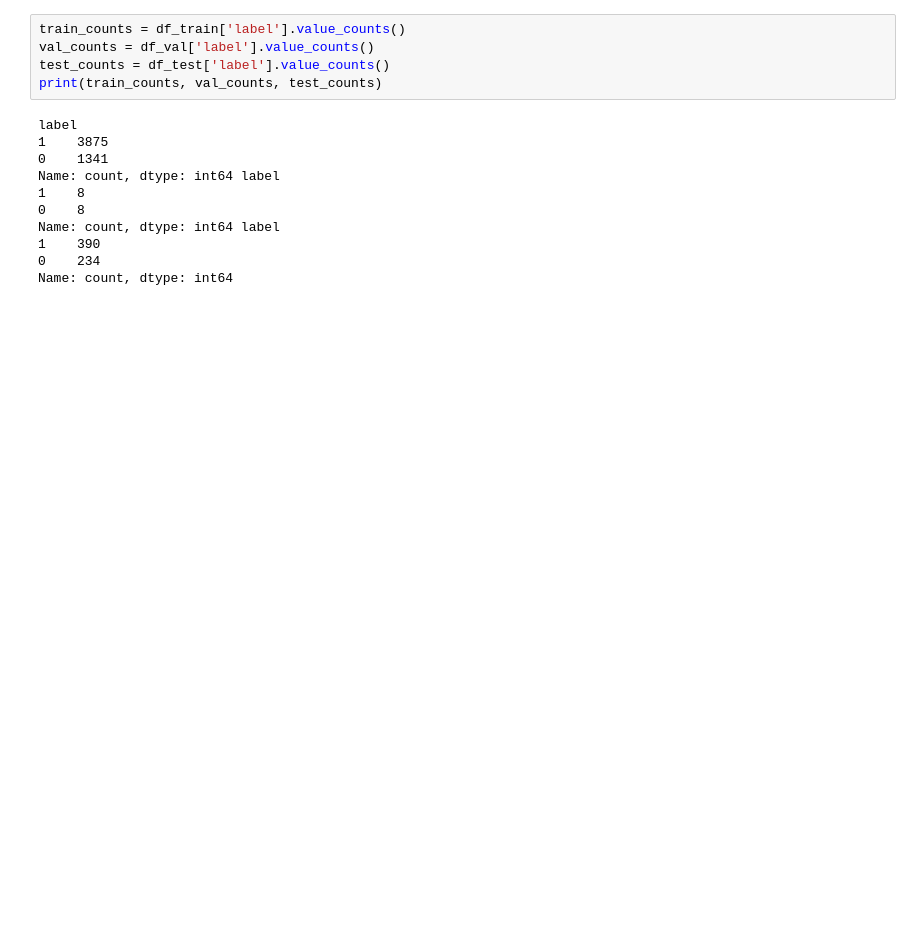
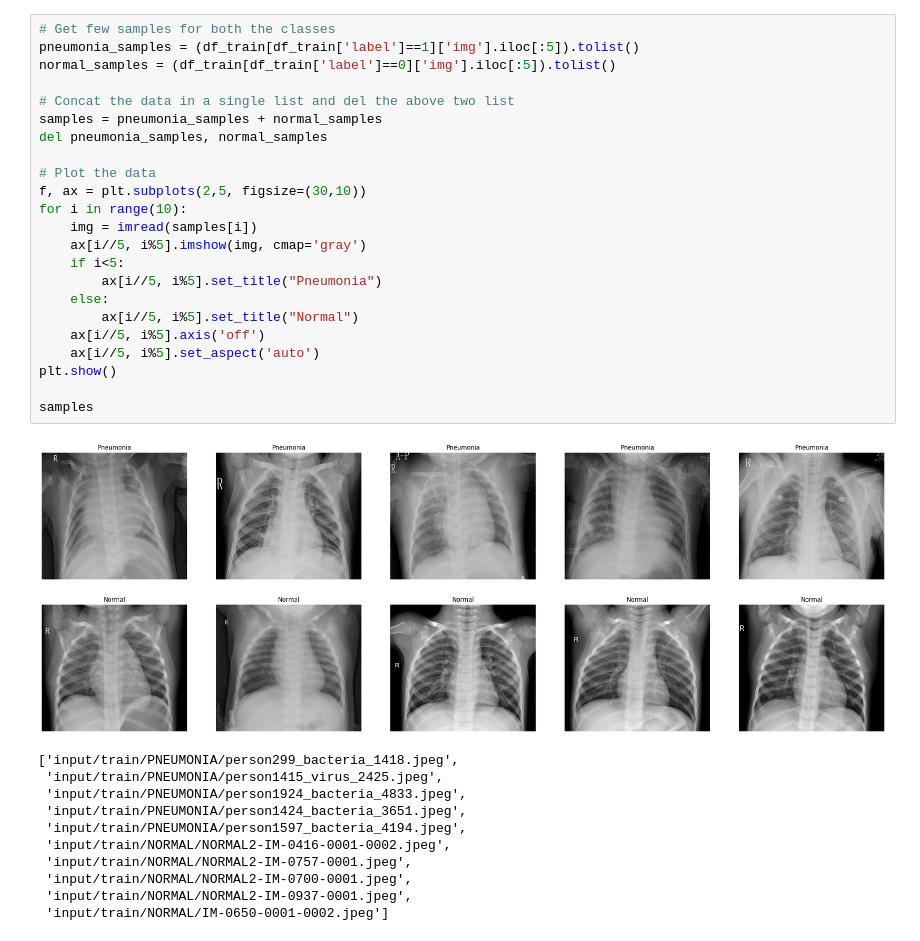
Before and after one commit to erikfrohn/pneumonia_detection, a Jupyter notebook: pneumoniadetection.ipynb, the cells around one changed output. Cells and saved outputs as stored; diff of their text form; blank space fills up the shorter version.

```diff
--- a/pneumoniadetection.ipynb
+++ b/pneumoniadetection.ipynb
@@ -48,19 +73,38 @@ df_train.head()
 | 2 | input/train/NORMAL/NORMAL2-IM-041... | 0 |
 | 3 | input/train/NORMAL/NORMAL2-IM-075... | 0 |
 | 4 | input/train/PNEUMONIA/person1924_... | 1 |
-# %%
-train_counts = df_train['label'].value_counts()
-val_counts = df_val['label'].value_counts()
-test_counts = df_test['label'].value_counts()
-print(train_counts, val_counts, test_counts)
-# %% [output]
-label
-1    3875
-0    1341
-Name: count, dtype: int64 label
-1    8
-0    8
-Name: count, dtype: int64 label
-1    390
-0    234
-Name: count, dtype: int64
+# %%
+# Get few samples for both the classes
+pneumonia_samples = (df_train[df_train['label']==1]['img'].iloc[:5]).tolist()
+normal_samples = (df_train[df_train['label']==0]['img'].iloc[:5]).tolist()
+
+# Concat the data in a single list and del the above two list
+samples = pneumonia_samples + normal_samples
+del pneumonia_samples, normal_samples
+
+# Plot the data
+f, ax = plt.subplots(2,5, figsize=(30,10))
+for i in range(10):
+    img = imread(samples[i])
+    ax[i//5, i%5].imshow(img, cmap='gray')
+    if i<5:
+        ax[i//5, i%5].set_title("Pneumonia")
+    else:
+        ax[i//5, i%5].set_title("Normal")
+    ax[i//5, i%5].axis('off')
+    ax[i//5, i%5].set_aspect('auto')
+plt.show()
+
+samples
+# %% [output]
+[figure, added]
+['input/train/PNEUMONIA/person299_bacteria_1418.jpeg',
+ 'input/train/PNEUMONIA/person1415_virus_2425.jpeg',
+ 'input/train/PNEUMONIA/person1924_bacteria_4833.jpeg',
+ 'input/train/PNEUMONIA/person1424_bacteria_3651.jpeg',
+ 'input/train/PNEUMONIA/person1597_bacteria_4194.jpeg',
+ 'input/train/NORMAL/NORMAL2-IM-0416-0001-0002.jpeg',
+ 'input/train/NORMAL/NORMAL2-IM-0757-0001.jpeg',
+ 'input/train/NORMAL/NORMAL2-IM-0700-0001.jpeg',
+ 'input/train/NORMAL/NORMAL2-IM-0937-0001.jpeg',
+ 'input/train/NORMAL/IM-0650-0001-0002.jpeg']
```
Also changed, not shown: parts of 7 cells of this notebook.
